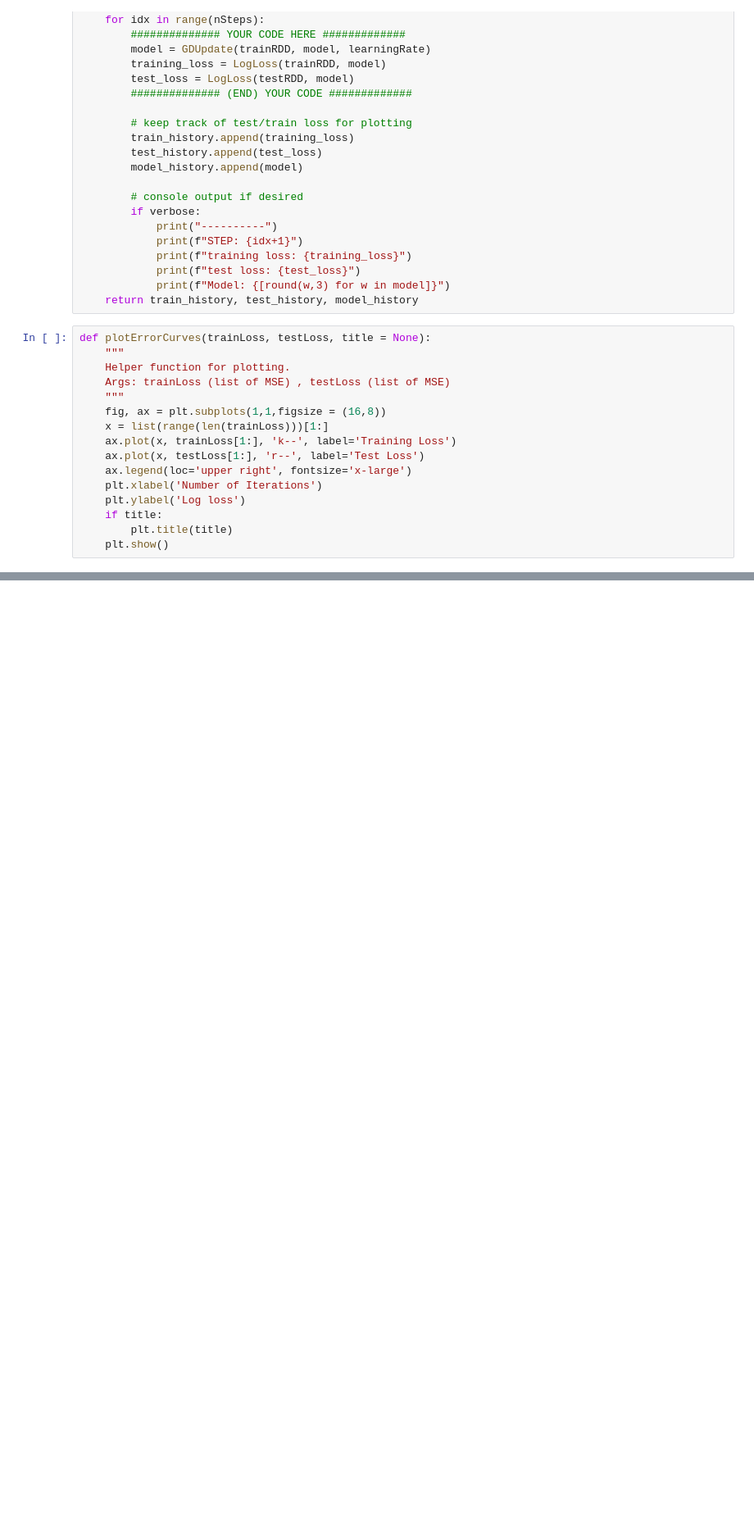
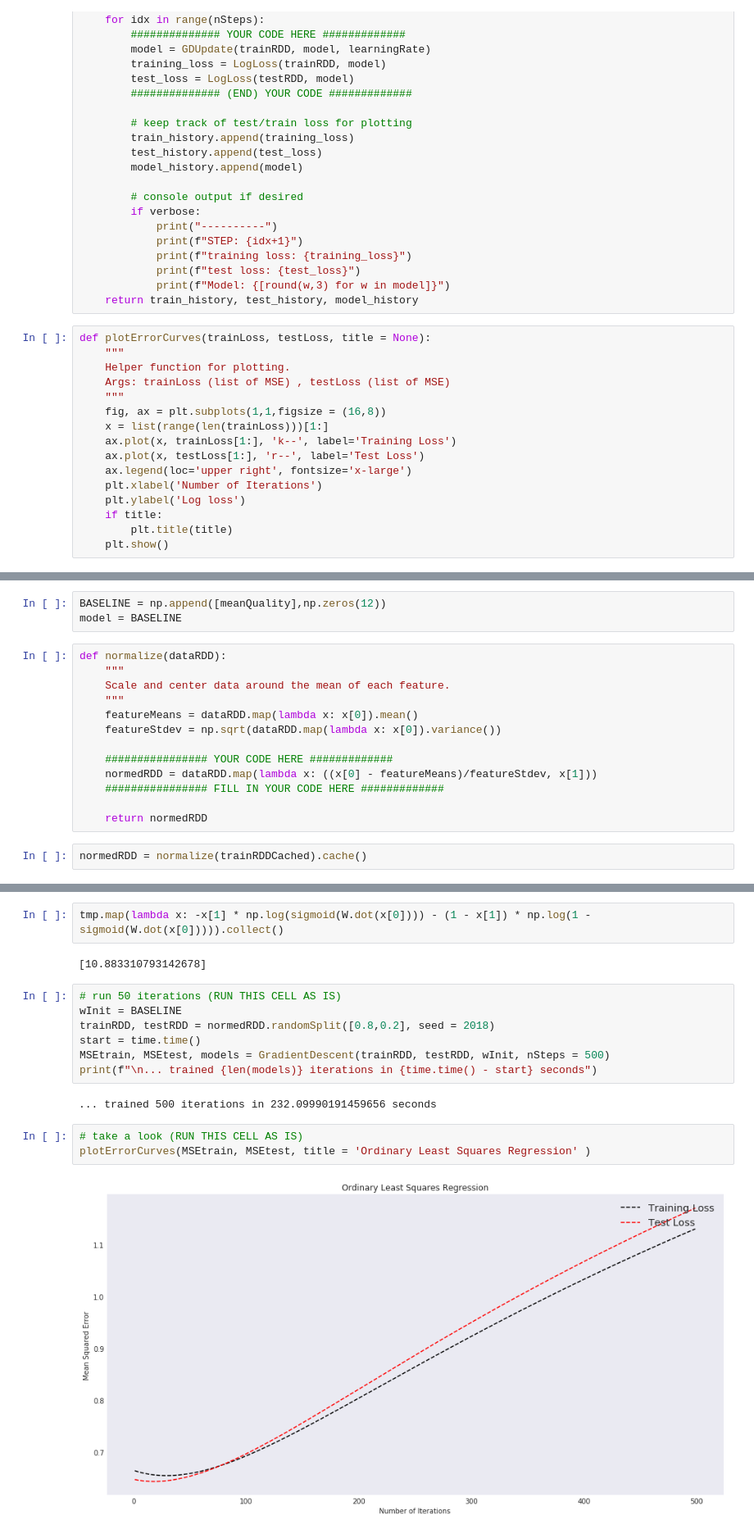
Before and after one commit to saurav-datta/click-through-rate-prediction-spark, a Jupyter notebook: Final_project_JS_1.ipynb, the cells around one changed output, grey strips where cells are left out. Shown at 82% size. Cells and saved outputs as stored; diff of their text form; blank space fills up the shorter version.

```diff
--- a/Final_project_JS_1.ipynb
+++ b/Final_project_JS_1.ipynb
@@ -362,0 +506,18 @@ Py4JJavaError: An error occurred while calling z:org.apache.spark.api.python.Pyt
+# %%
+BASELINE = np.append([meanQuality],np.zeros(12))
+model = BASELINE
+# %%
+def normalize(dataRDD):
+    """
+    Scale and center data around the mean of each feature.
+    """
+    featureMeans = dataRDD.map(lambda x: x[0]).mean()
+    featureStdev = np.sqrt(dataRDD.map(lambda x: x[0]).variance())
+
+    ################ YOUR CODE HERE #############
+    normedRDD = dataRDD.map(lambda x: ((x[0] - featureMeans)/featureStdev, x[1]))
+    ################ FILL IN YOUR CODE HERE #############
+
+    return normedRDD
+# %%
+normedRDD = normalize(trainRDDCached).cache()
@@ -362,0 +571,18 @@ Py4JJavaError: An error occurred while calling z:org.apache.spark.api.python.Pyt
+# %%
+tmp.map(lambda x: -x[1] * np.log(sigmoid(W.dot(x[0]))) - (1 - x[1]) * np.log(1 - sigmoid(W.dot(x[0])))).collect()
+# %% [output]
+[10.883310793142678]
+# %%
+# run 50 iterations (RUN THIS CELL AS IS)
+wInit = BASELINE
+trainRDD, testRDD = normedRDD.randomSplit([0.8,0.2], seed = 2018)
+start = time.time()
+MSEtrain, MSEtest, models = GradientDescent(trainRDD, testRDD, wInit, nSteps = 500)
+print(f"\n... trained {len(models)} iterations in {time.time() - start} seconds")
+# %% [output]
+... trained 500 iterations in 232.09990191459656 seconds
+# %%
+# take a look (RUN THIS CELL AS IS)
+plotErrorCurves(MSEtrain, MSEtest, title = 'Ordinary Least Squares Regression' )
+# %% [output]
+[figure, added]
```
Also changed, not shown: parts of 29 cells of this notebook.
